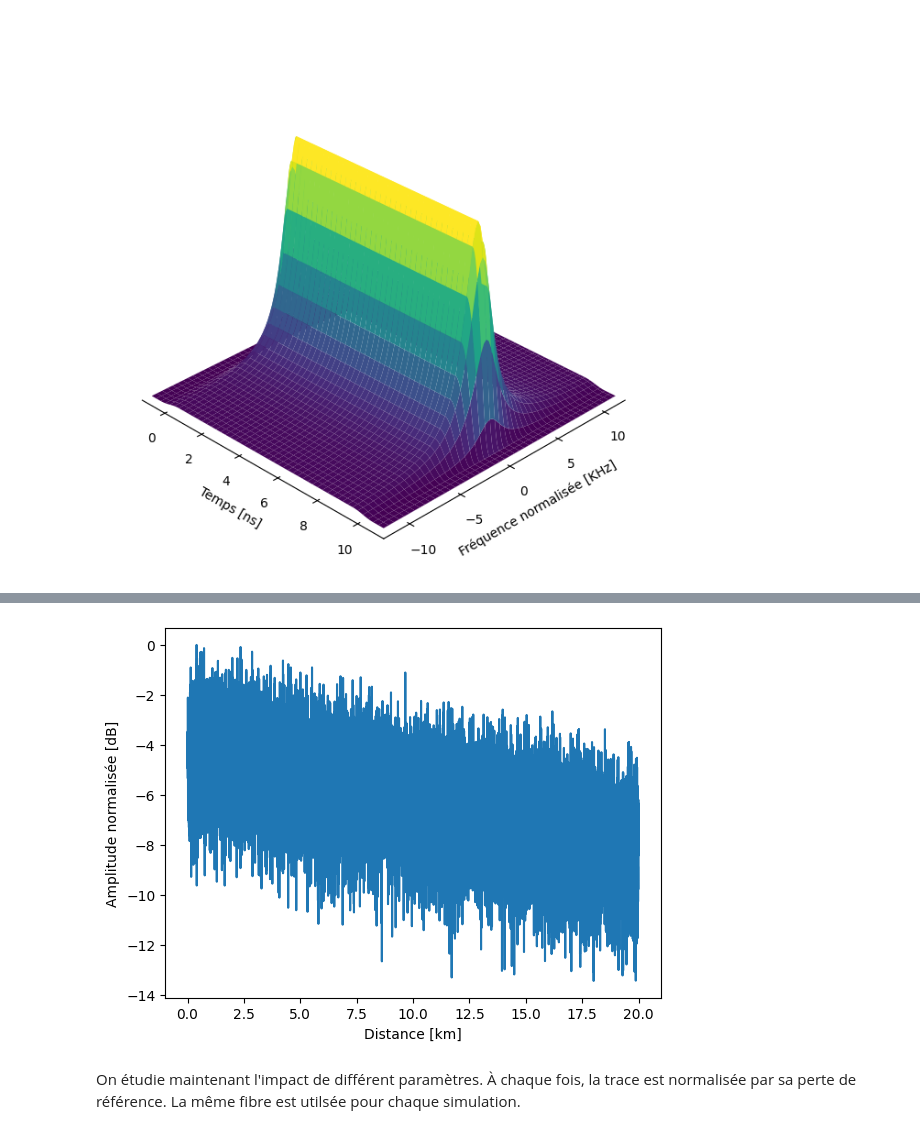
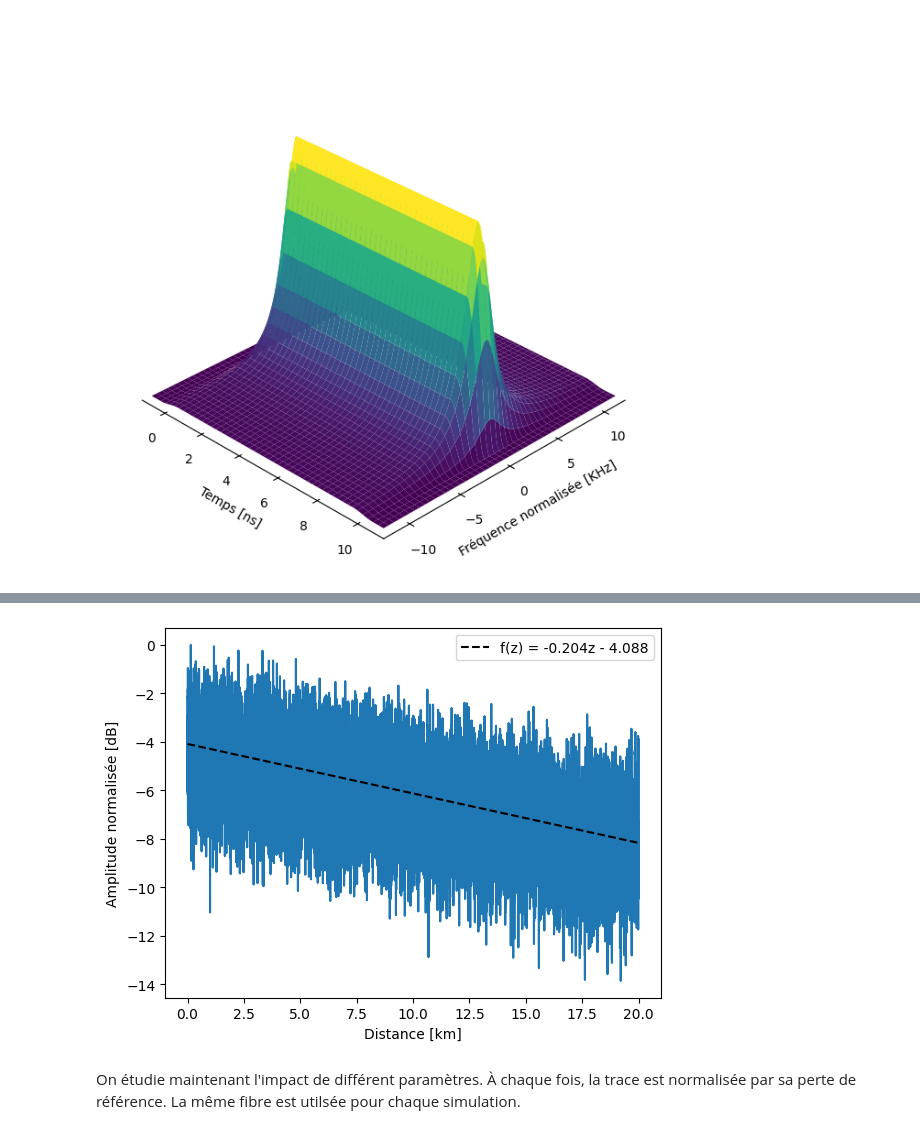
Before and after one commit to lbelangers/SS-Kapany, a Jupyter notebook: src/ssrayleigh/figures.ipynb, the cells around one changed output, grey strips where cells are left out. Drawn from its saved outputs; the diff is of its cells as text; code cells hidden in the pictures.

```diff
--- a/src/ssrayleigh/figures.ipynb
+++ b/src/ssrayleigh/figures.ipynb
@@ -110,14 +110,22 @@ sine_pulse = omod.get_sine_rectangular_pulse(pulse_width, time, rise_time)
 
 long_signal = detector.detect(backscatterer(source, new_fiber, sine_pulse), new_fiber.segment_duration, source.normalized_lineshape)
 long_z = detector.crop_to_bandwidth(new_fiber.segment_locations, new_fiber.segment_duration)
-# %%
-plt.plot(long_z * 1e-3, 5*np.log10(long_signal / long_signal.max()))
-plt.xlabel("Distance [km]")
-plt.ylabel("Amplitude normalisée [dB]")
-plt.savefig(figfolder + "initial_trace_20km.pdf")
-plt.show()
-# %% [output]
-[figure, removed]
+# %%
+long_signal_db = 5*np.log10(long_signal / long_signal.max())
+
+long_line = lambda x, a, b: a*x + b
+
+popt, pcov = optimize.curve_fit(long_line, long_z* 1e-3, long_signal_db)
+
+plt.plot(long_z * 1e-3, long_signal_db)
+plt.plot(long_z * 1e-3, long_line(long_z* 1e-3, *popt), ls="--", color="black", label=f"f(z) = {popt[0]:.3f}z - {-popt[1]:.3f}")
+plt.xlabel("Distance [km]")
+plt.ylabel("Amplitude normalisée [dB]")
+plt.legend()
+plt.savefig(figfolder + "initial_trace_20km.pdf")
+plt.show()
+# %% [output]
+[figure, added]
 # %% [markdown]
 On étudie maintenant l'impact de différent paramètres. À chaque fois, la trace est normalisée par sa perte de référence. La même fibre est utilsée pour chaque simulation.
 # %%
```
Also changed, not shown: parts of 8 cells of this notebook, 11 other files.
